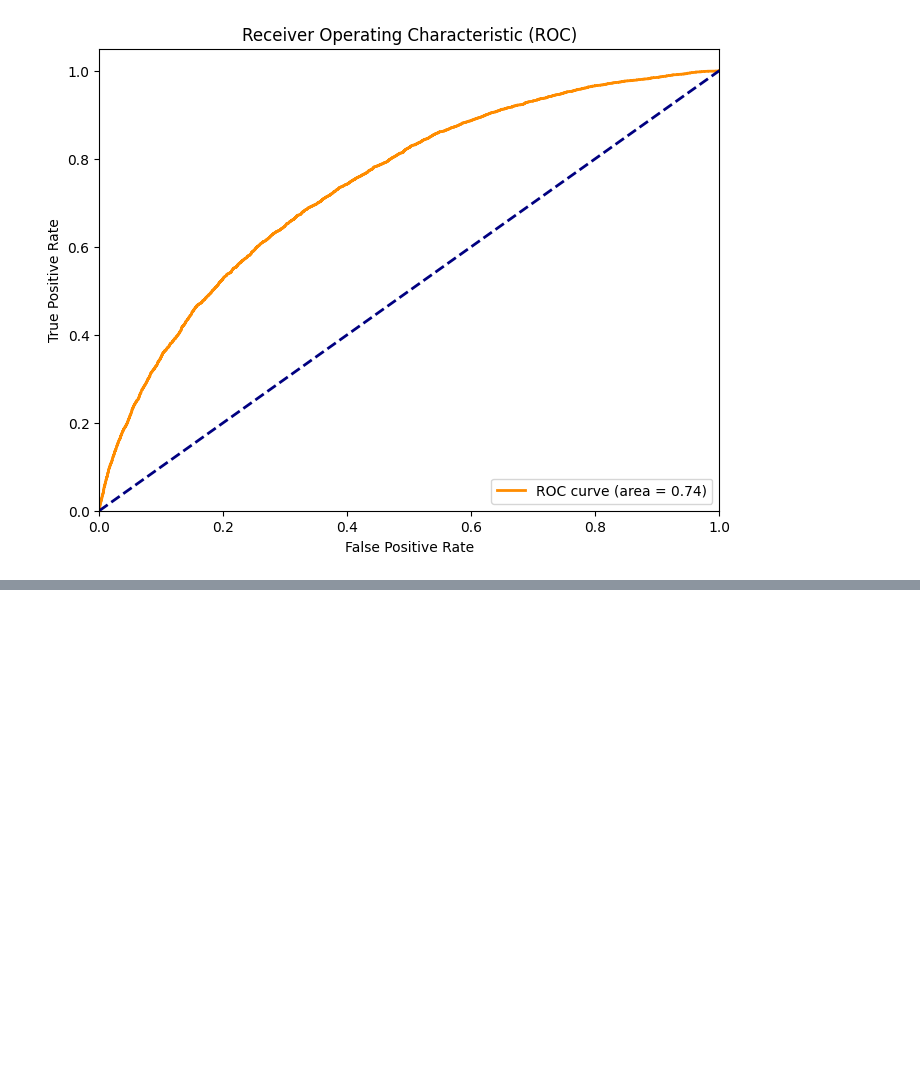
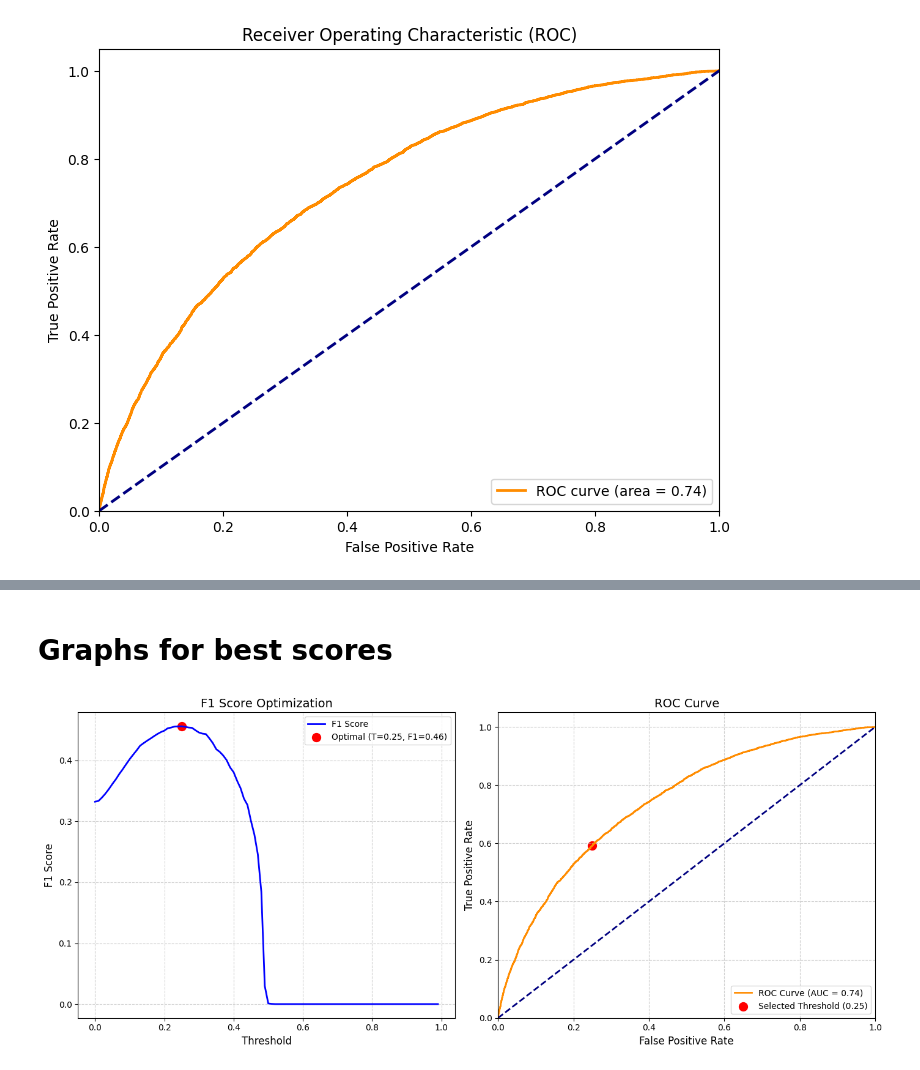
Before and after one commit to Hammad-1105/Loan-Approval-Shodh-AI, a Jupyter notebook: notebooks/02_deep_learning.ipynb, the cells around one changed output, grey strips where cells are left out. Cells and saved outputs as stored; diff of their text form; code cells hidden in the pictures; blank space fills up the shorter version.

```diff
--- a/notebooks/02_deep_learning.ipynb
+++ b/notebooks/02_deep_learning.ipynb
@@ -320,0 +357,39 @@ plt.show()
+# %% [markdown]
+# Graphs for best scores
+# %%
+plt.figure(figsize=(14, 6))
+
+# Plot 1: F1 Score vs. Threshold
+plt.subplot(1, 2, 1)
+plt.plot(thresholds, f1_scores, label='F1 Score', color='blue', linewidth=2)
+plt.scatter([best_thresh], [best_f1], color='red', s=100, label=f'Optimal (T={best_thresh:.2f}, F1={best_f1:.2f})')
+plt.title('F1 Score Optimization', fontsize=14)
+plt.xlabel('Threshold', fontsize=12)
+plt.ylabel('F1 Score', fontsize=12)
+plt.legend()
+plt.grid(True, linestyle='--', alpha=0.6)
+
+# Plot 2: ROC Curve with Optimal Point
+fpr, tpr, roc_thresholds = roc_curve(y_test_true_numpy, y_test_prob_numpy)
+
+# Find index of threshold closest to best_thresh
+optimal_idx = np.argmin(np.abs(roc_thresholds - best_thresh))
+optimal_fpr = fpr[optimal_idx]
+optimal_tpr = tpr[optimal_idx]
+
+plt.subplot(1, 2, 2)
+plt.plot(fpr, tpr, color='darkorange', lw=2, label=f'ROC Curve (AUC = {auc:.2f})')
+plt.plot([0, 1], [0, 1], color='navy', lw=2, linestyle='--')
+plt.scatter([optimal_fpr], [optimal_tpr], color='red', s=100, label=f'Selected Threshold ({best_thresh:.2f})')
+plt.xlim([0.0, 1.0])
+plt.ylim([0.0, 1.05])
+plt.xlabel('False Positive Rate', fontsize=12)
+plt.ylabel('True Positive Rate', fontsize=12)
+plt.title('ROC Curve', fontsize=14)
+plt.legend(loc="lower right")
+plt.grid(True, linestyle='--', alpha=0.6)
+
+plt.tight_layout()
+plt.show()
+# %% [output]
+[figure, added]
```
Also changed, not shown: parts of 2 cells of this notebook.
